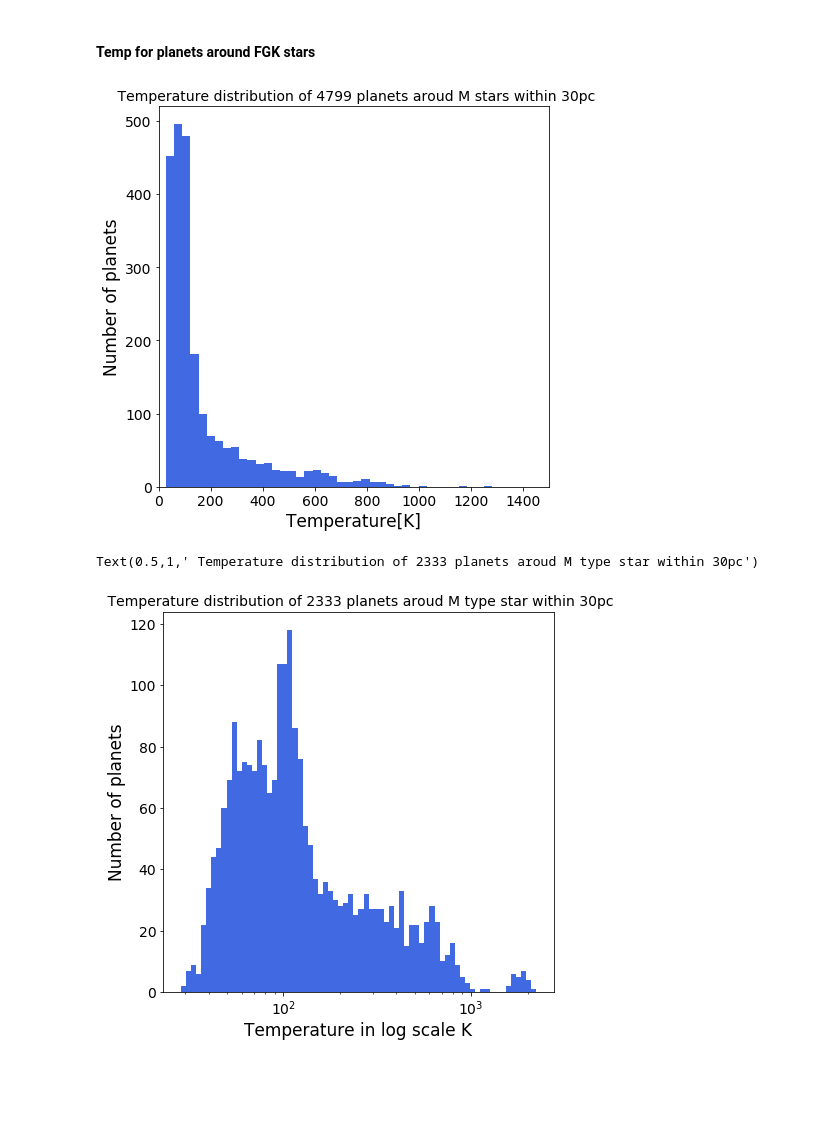
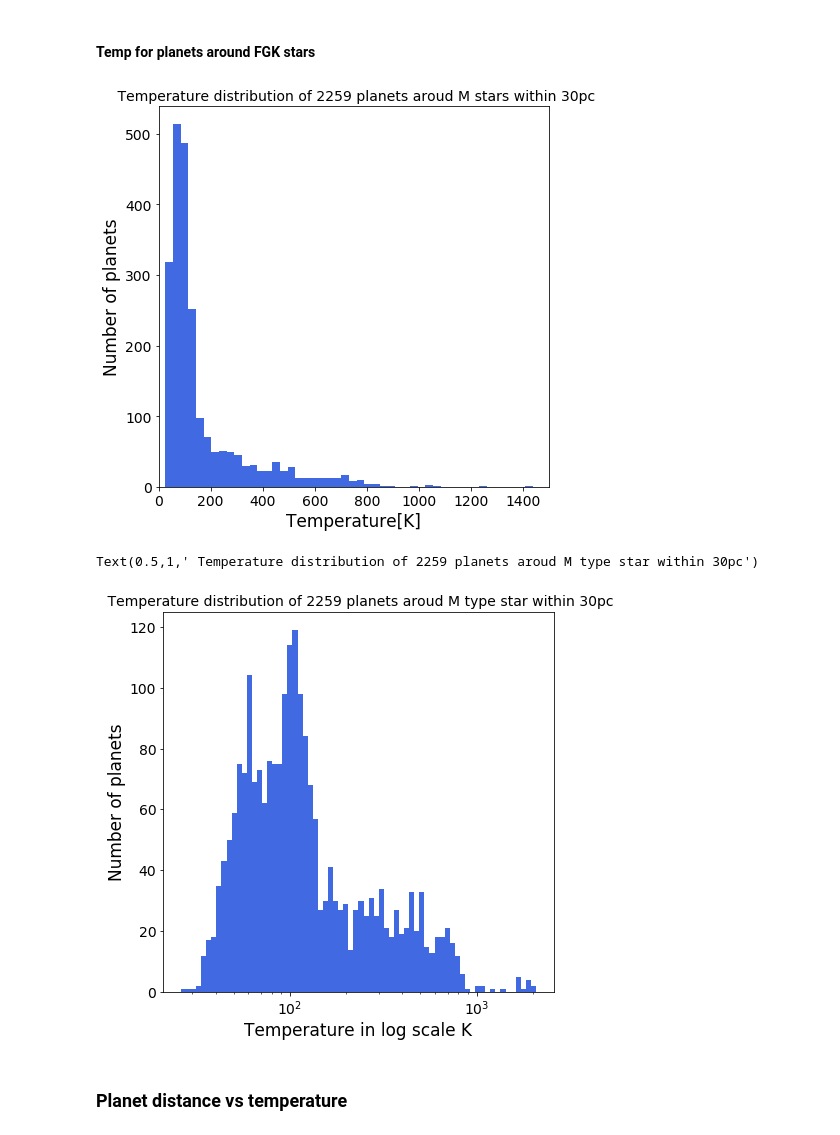
Before and after one commit to LorenzoZhu/2019_summer_research, a Jupyter notebook: simulation(1).ipynb, the cells around one changed output. Cells and saved outputs as stored; diff of their text form; code cells hidden in the pictures; blank space fills up the shorter version.

Commit message:
Added Distance vs Temp scatter

```diff
--- a/simulation(1).ipynb
+++ b/simulation(1).ipynb
@@ -260,6 +262,8 @@ Temp_M = []
 for i in M_Temp:
     if i < 2500:
         Temp_M.append(i)
+
+M_len_new = len(Temp_M)
 # %%
 plt.figure(figsize=(7,7))
 
@@ -267,21 +271,23 @@ hist, M_Tbins, _ = plt.hist(Temp_M, bins=70,color="royalblue")
 plt.xlim(0,1500)
 plt.xlabel('Temperature[K]')
 plt.ylabel('Number of planets')
-plt.title(' Temperature distribution of %d planets aroud M stars within 30pc'%FGK_len)
+plt.title(' Temperature distribution of %d planets aroud M stars within 30pc'%M_len_new)
 
 plt.savefig('M-T.png')
 # %% [output]
-[figure, old version]
+[figure, new version]
 # %%
 plt.figure(figsize=(7,7))
 
 M_Tlogbins = np.logspace(np.log10(M_Tbins[0]),np.log10(M_Tbins[-1]),len(M_Tbins))
 plt.hist(Temp_M,bins=M_Tlogbins,color="royalblue")
 plt.gca().set_xscale("log")
 
 plt.xlabel('Temperature in log scale K')
 plt.ylabel('Number of planets')
-plt.title(' Temperature distribution of %d planets aroud M type star within 30pc'%M_len)
+plt.title(' Temperature distribution of %d planets aroud M type star within 30pc'%M_len_new)
 # %% [output]
-Text(0.5,1,' Temperature distribution of 2333 planets aroud M type star within 30pc')
+Text(0.5,1,' Temperature distribution of 2259 planets aroud M type star within 30pc')
-[figure, old version]
+[figure, new version]
+# %% [markdown]
+### Planet distance vs temperature
```
Also changed, not shown: parts of 13 cells of this notebook.
